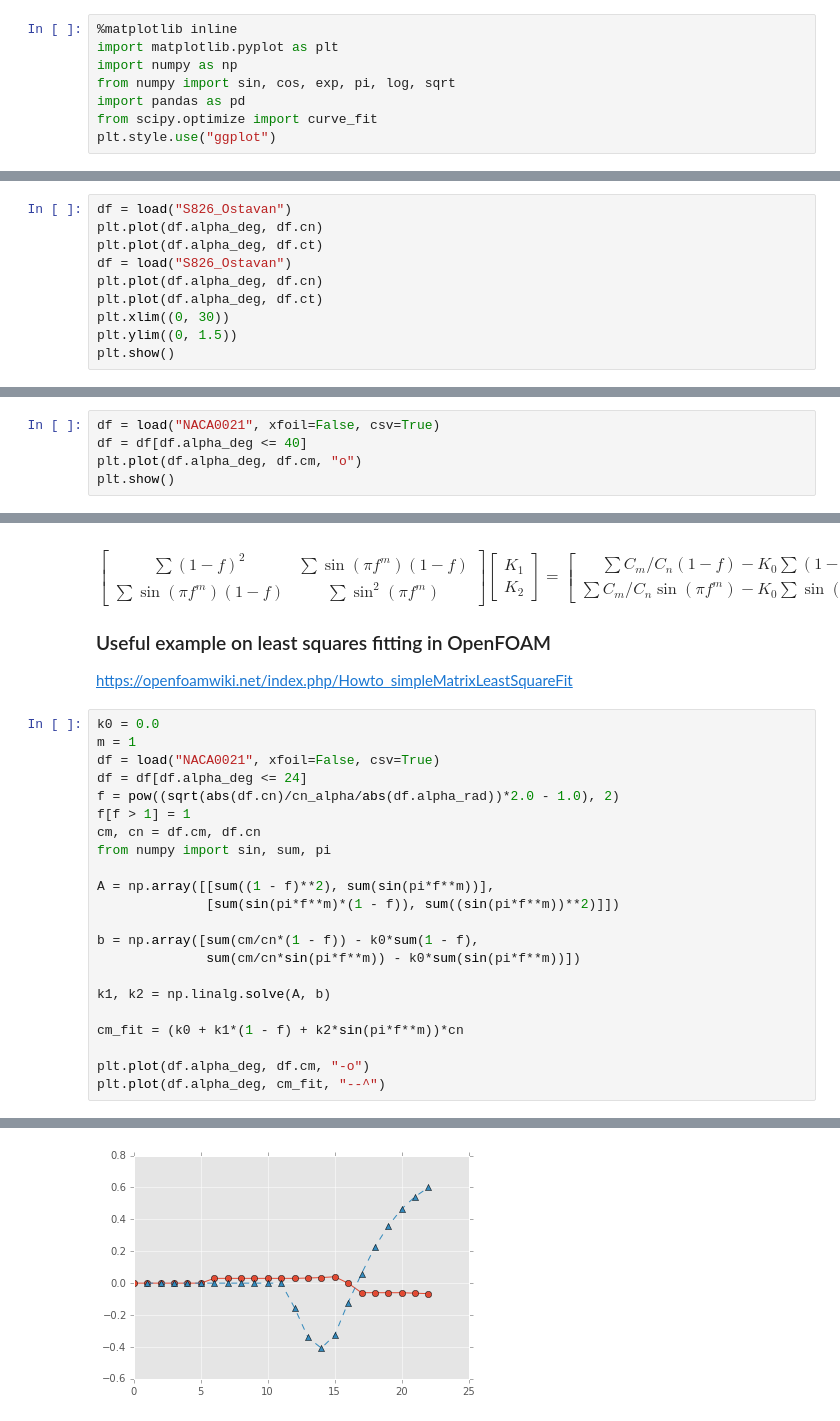
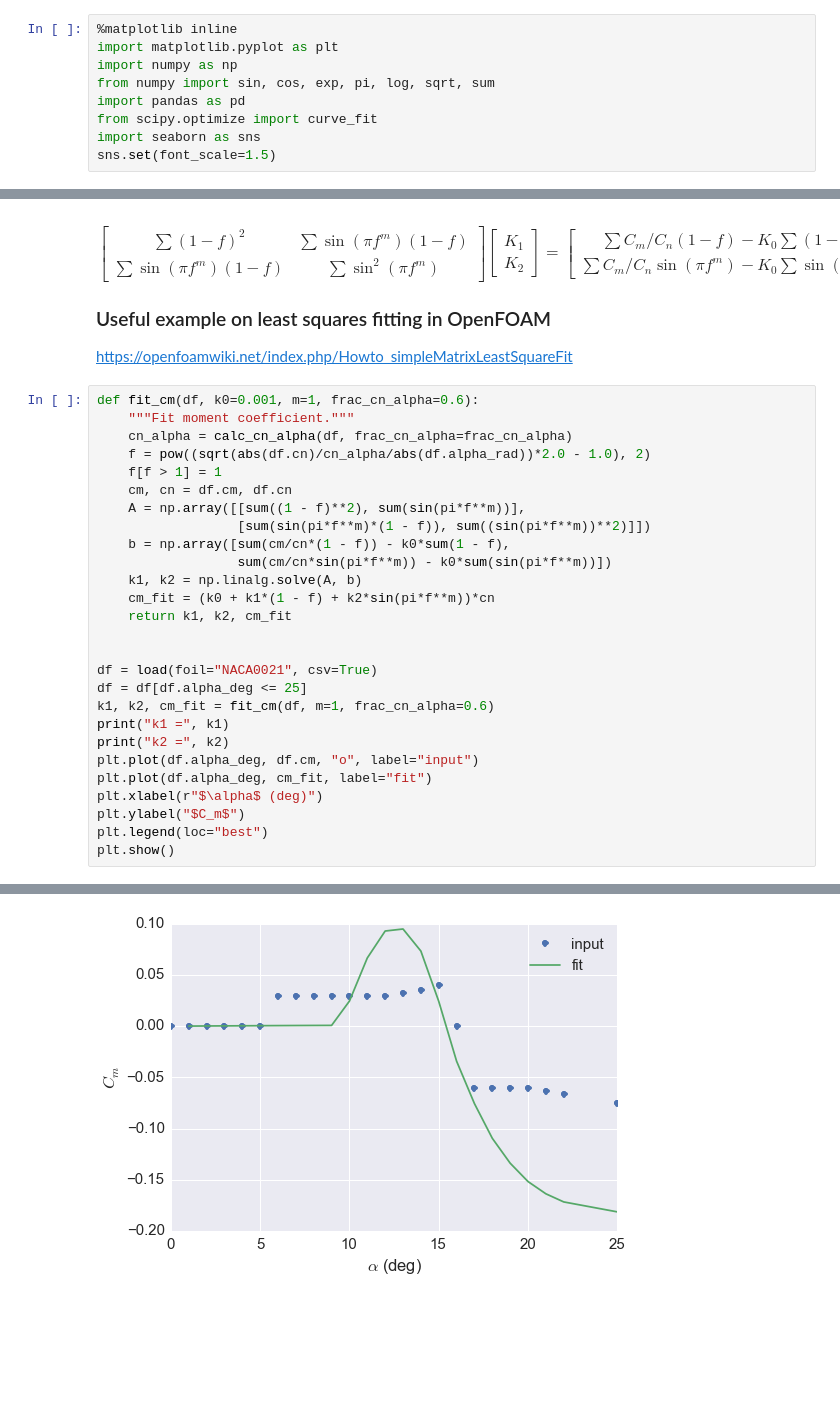
Before and after one commit to petebachant/Leishman-Beddoes-constants, a Jupyter notebook: notebook.ipynb, the cells around one changed output, grey strips where cells are left out. Cells and saved outputs as stored; diff of their text form; blank space fills up the shorter version.

```diff
--- a/notebook.ipynb
+++ b/notebook.ipynb
@@ -4,10 +4,11 @@
 %matplotlib inline
 import matplotlib.pyplot as plt
 import numpy as np
-from numpy import sin, cos, exp, pi, log, sqrt
+from numpy import sin, cos, exp, pi, log, sqrt, sum
 import pandas as pd
 from scipy.optimize import curve_fit
-plt.style.use("ggplot")
+import seaborn as sns
+sns.set(font_scale=1.5)
 # %%
 # Function for loading data
 def load(foil="NACA0021", xfoil=False, csv=False):
@@ -317,10 +74,0 @@ S2_alt = 0.063
-# %%
-df = load("S826_Ostavan")
-plt.plot(df.alpha_deg, df.cn)
-plt.plot(df.alpha_deg, df.ct)
-df = load("S826_Ostavan")
-plt.plot(df.alpha_deg, df.cn)
-plt.plot(df.alpha_deg, df.ct)
-plt.xlim((0, 30))
-plt.ylim((0, 1.5))
-plt.show()
@@ -329,5 +74,0 @@ plt.show()
-# %%
-df = load("NACA0021", xfoil=False, csv=True)
-df = df[df.alpha_deg <= 40]
-plt.plot(df.alpha_deg, df.cm, "o")
-plt.show()
@@ -406,25 +251,30 @@ $$
 
 https://openfoamwiki.net/index.php/Howto_simpleMatrixLeastSquareFit
 # %%
-k0 = 0.0
-m = 1
-df = load("NACA0021", xfoil=False, csv=True)
-df = df[df.alpha_deg <= 24]
-f = pow((sqrt(abs(df.cn)/cn_alpha/abs(df.alpha_rad))*2.0 - 1.0), 2)
-f[f > 1] = 1
-cm, cn = df.cm, df.cn
-from numpy import sin, sum, pi
+def fit_cm(df, k0=0.001, m=1, frac_cn_alpha=0.6):
+    """Fit moment coefficient."""
+    cn_alpha = calc_cn_alpha(df, frac_cn_alpha=frac_cn_alpha)
+    f = pow((sqrt(abs(df.cn)/cn_alpha/abs(df.alpha_rad))*2.0 - 1.0), 2)
+    f[f > 1] = 1
+    cm, cn = df.cm, df.cn
+    A = np.array([[sum((1 - f)**2), sum(sin(pi*f**m))],
+                  [sum(sin(pi*f**m)*(1 - f)), sum((sin(pi*f**m))**2)]])
+    b = np.array([sum(cm/cn*(1 - f)) - k0*sum(1 - f),
+                  sum(cm/cn*sin(pi*f**m)) - k0*sum(sin(pi*f**m))])
+    k1, k2 = np.linalg.solve(A, b)
+    cm_fit = (k0 + k1*(1 - f) + k2*sin(pi*f**m))*cn
+    return k1, k2, cm_fit
 
-A = np.array([[sum((1 - f)**2), sum(sin(pi*f**m))],
-              [sum(sin(pi*f**m)*(1 - f)), sum((sin(pi*f**m))**2)]])
 
-b = np.array([sum(cm/cn*(1 - f)) - k0*sum(1 - f),
-              sum(cm/cn*sin(pi*f**m)) - k0*sum(sin(pi*f**m))])
-
-k1, k2 = np.linalg.solve(A, b)
-
-cm_fit = (k0 + k1*(1 - f) + k2*sin(pi*f**m))*cn
-
-plt.plot(df.alpha_deg, df.cm, "-o")
-plt.plot(df.alpha_deg, cm_fit, "--^")
+df = load(foil="NACA0021", csv=True)
+df = df[df.alpha_deg <= 25]
+k1, k2, cm_fit = fit_cm(df, m=1, frac_cn_alpha=0.6)
+print("k1 =", k1)
+print("k2 =", k2)
+plt.plot(df.alpha_deg, df.cm, "o", label="input")
+plt.plot(df.alpha_deg, cm_fit, label="fit")
+plt.xlabel(r"$\alpha$ (deg)")
+plt.ylabel("$C_m$")
+plt.legend(loc="best")
+plt.show()
 # %% [output]
@@ -432 +283 @@ plt.plot(df.alpha_deg, cm_fit, "--^")
-[figure, old version]
+[figure, new version]
```
Also changed, not shown: parts of 10 cells of this notebook.
